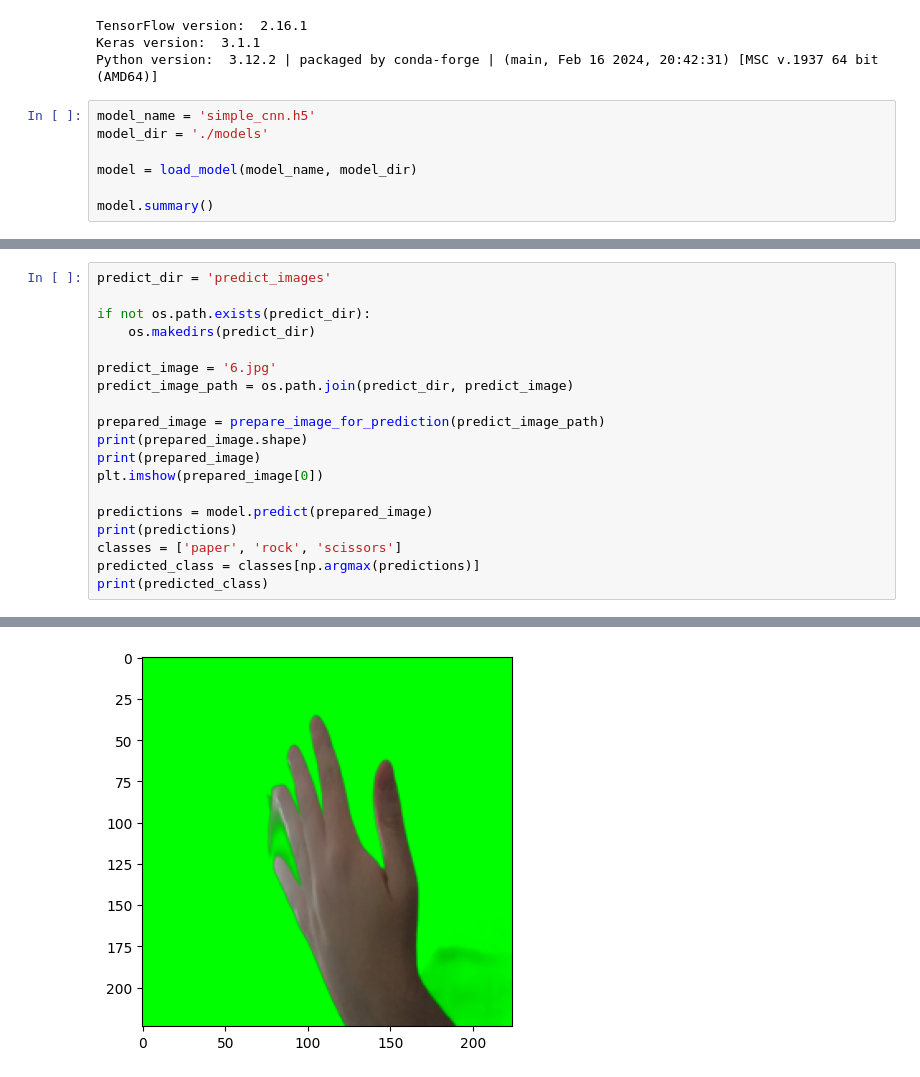
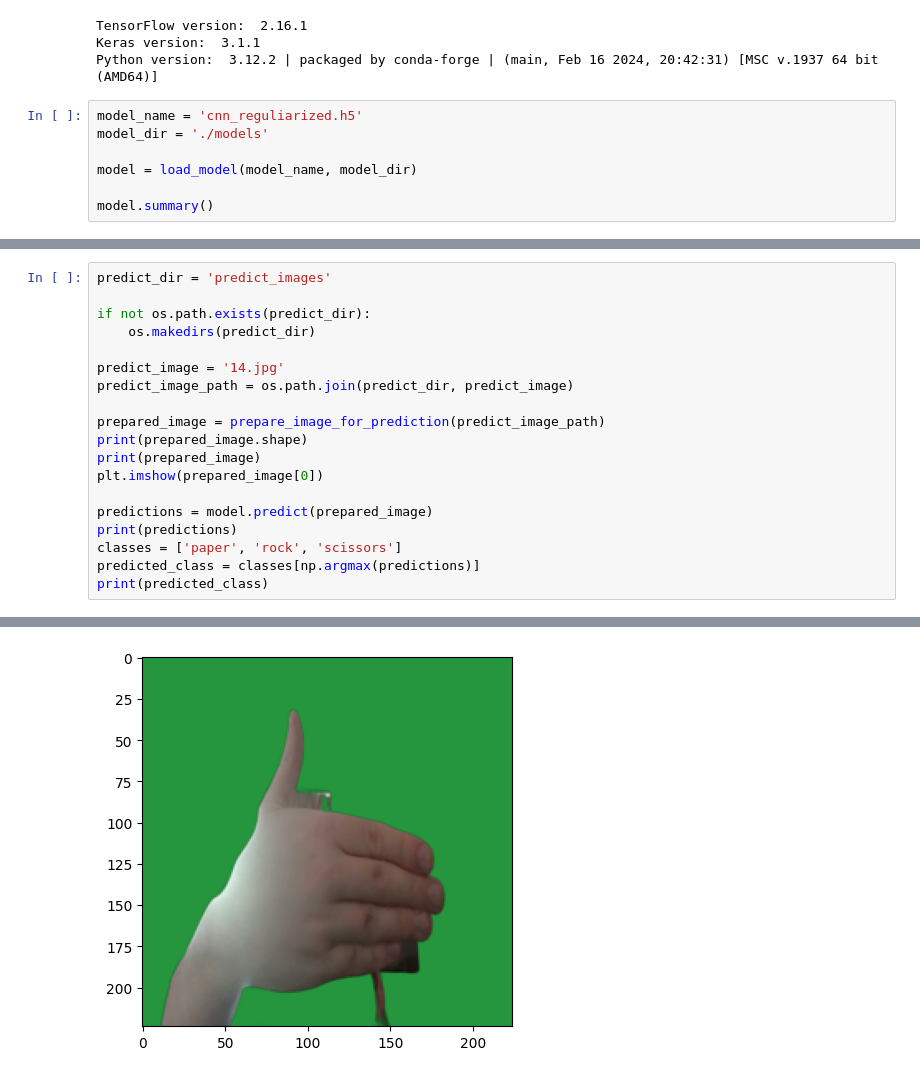
Before and after one commit to szymian-dev/rps-ai-model, a Jupyter notebook: predictions.ipynb, the cells around one changed output, grey strips where cells are left out. Drawn from its saved outputs; the diff is of its cells as text.

```diff
--- a/predictions.ipynb
+++ b/predictions.ipynb
@@ -21,7 +21,7 @@ TensorFlow version:  2.16.1
 Keras version:  3.1.1
 Python version:  3.12.2 | packaged by conda-forge | (main, Feb 16 2024, 20:42:31) [MSC v.1937 64 bit (AMD64)]
 # %%
-model_name = 'simple_cnn.h5'
+model_name = 'cnn_reguliarized.h5'
 model_dir = './models'
 
 model = load_model(model_name, model_dir)
@@ -57,7 +57,7 @@ predict_dir = 'predict_images'
 if not os.path.exists(predict_dir):
     os.makedirs(predict_dir)
 
-predict_image = '6.jpg'
+predict_image = '14.jpg'
 predict_image_path = os.path.join(predict_dir, predict_image)
 
 prepared_image = prepare_image_for_prediction(predict_image_path)
@@ -91 +91 @@ scissors
-[figure, old version]
+[figure, new version]
```
Also changed, not shown: parts of 2 cells of this notebook, 11 other files.
